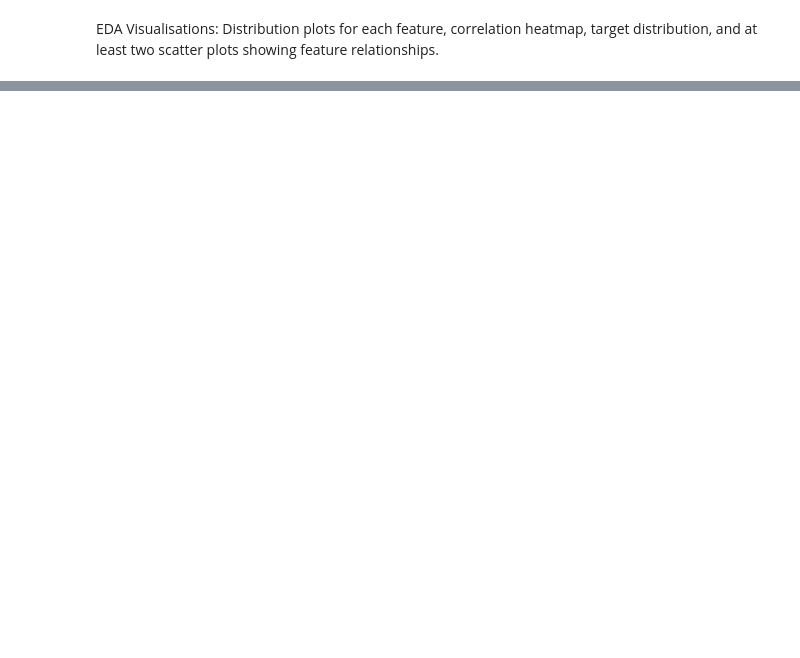
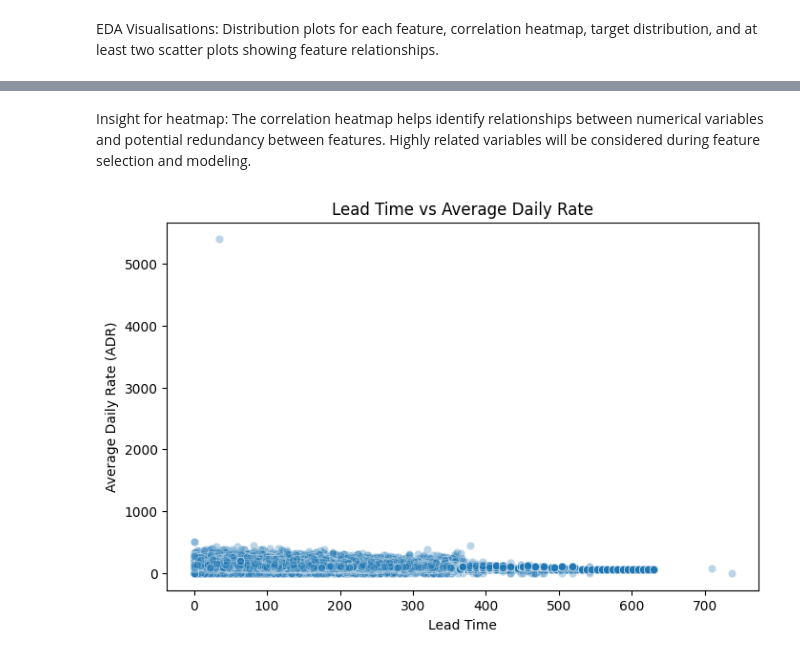
Before and after one commit to 23mani/ML-Capstone-Hotel-Booking-Demand, a Jupyter notebook: notebooks/eda.ipynb, the cells around one changed output, grey strips where cells are left out. Cells and saved outputs as stored; diff of their text form; code cells hidden in the pictures; blank space fills up the shorter version.

```diff
--- a/notebooks/eda.ipynb
+++ b/notebooks/eda.ipynb
@@ -107,0 +192,22 @@ df["is_canceled"].value_counts(normalize=True).mul(100).round(2)
+# %% [markdown]
+Insight for heatmap:
+The correlation heatmap helps identify relationships between numerical variables and potential redundancy between features. Highly related variables will be considered during feature selection and modeling.
+# %%
+#5.Scatter plot 1 — Lead Time vs ADR
+#Tells Relationships for Hotel Bookings
+plt.figure(figsize=(8, 5))
+
+sns.scatterplot(
+    data=df,
+    x="lead_time",
+    y="adr",
+    alpha=0.3
+)
+
+plt.title("Lead Time vs Average Daily Rate")
+plt.xlabel("Lead Time")
+plt.ylabel("Average Daily Rate (ADR)")
+
+plt.show()
+# %% [output]
+[figure, added]
```
Also changed, not shown: parts of 10 cells of this notebook.
